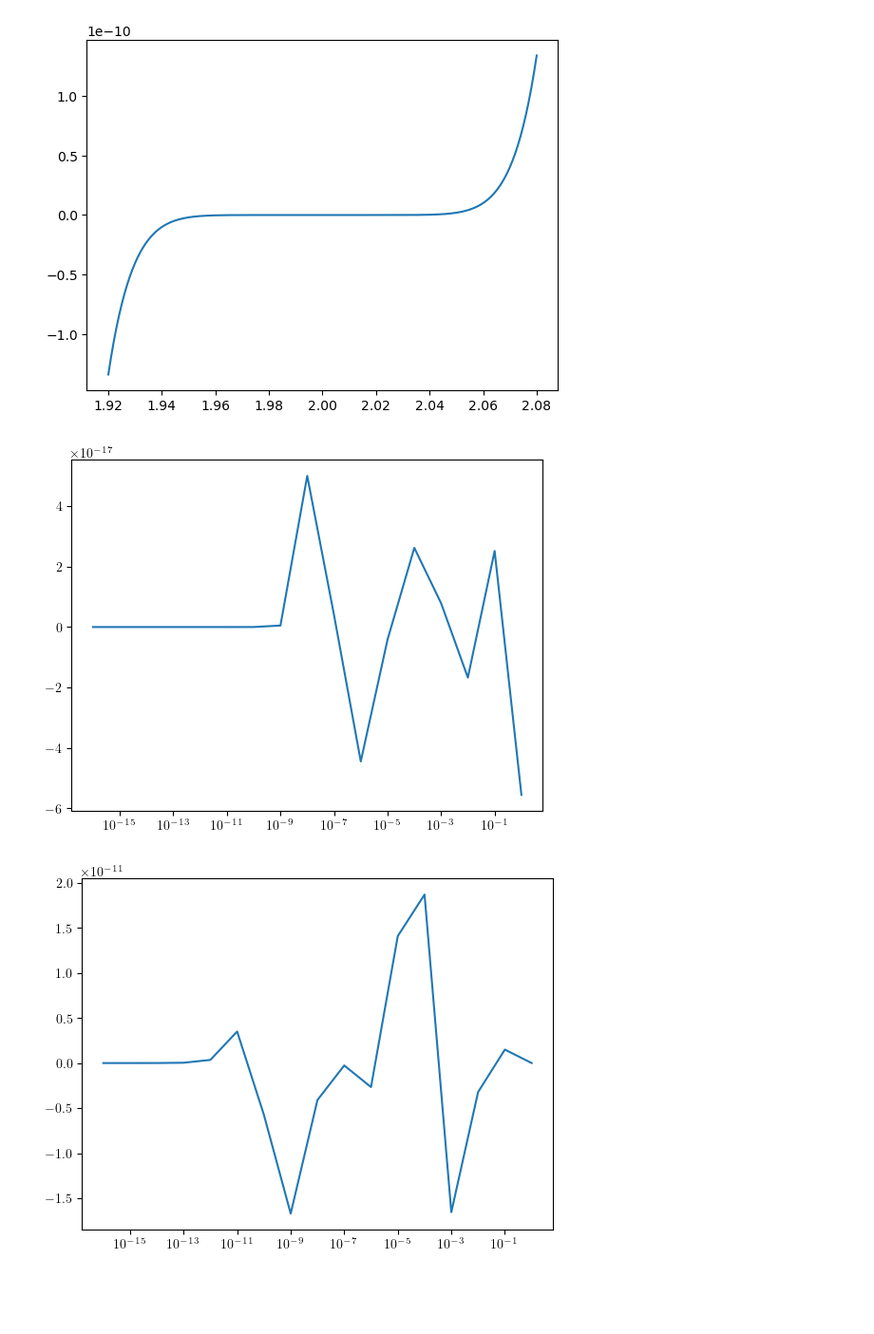
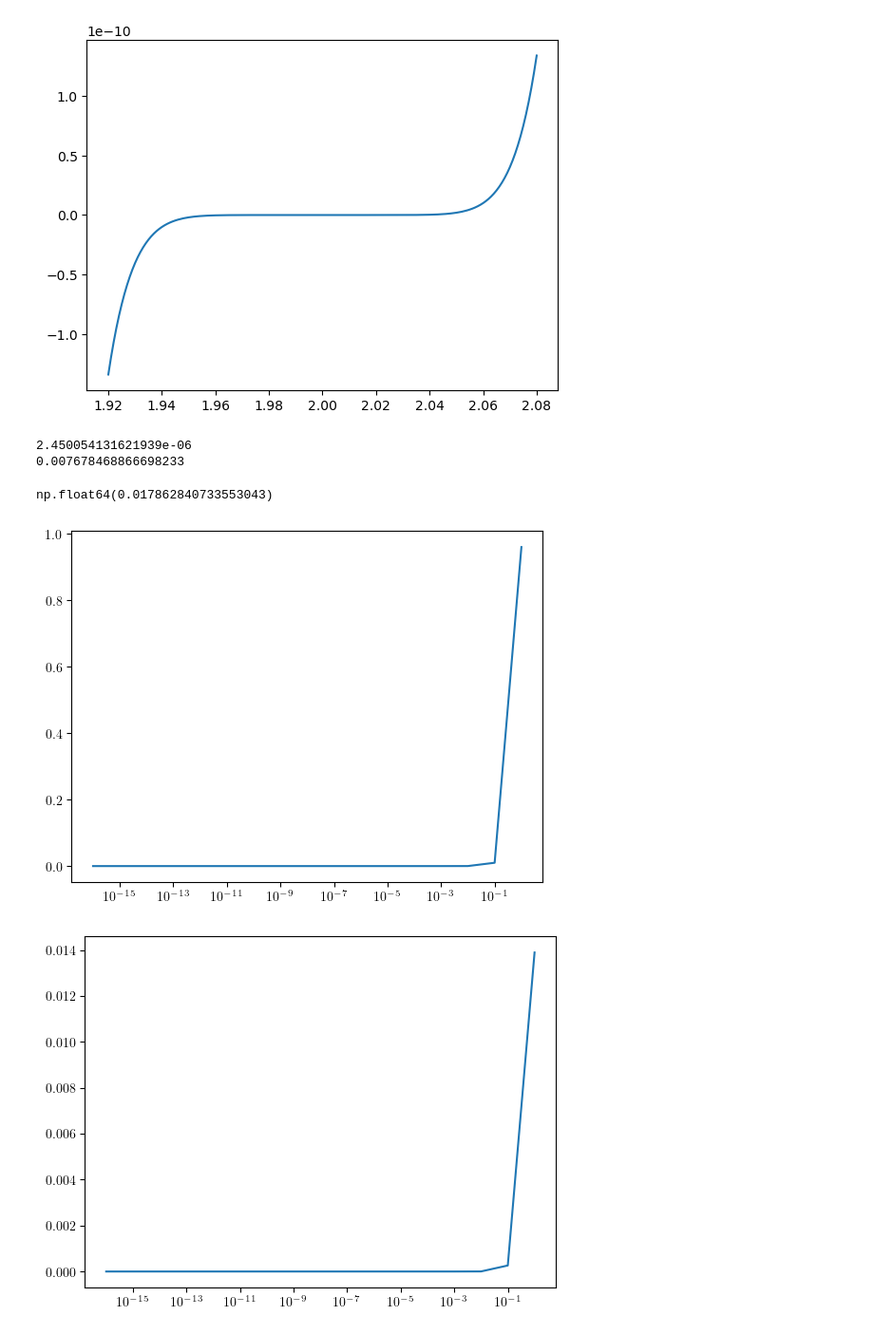
Before and after one commit to matt-harp/appm4600, a Jupyter notebook: hw/hw1/hw.ipynb, the cells around one changed output. Shown at 95% size. Cells and saved outputs as stored; diff of their text form; code cells hidden in the pictures; blank space fills up the shorter version.

```diff
--- a/hw/hw1/hw.ipynb
+++ b/hw/hw1/hw.ipynb
@@ -10,27 +10,44 @@ plt.plot(x, (x-2)**9)
 plt.show()
 # %% [output]
 [figure]
+# %%
+import numpy as np
+
+r_1 = (56+np.sqrt(3132))/2
+r_2 = (56-np.sqrt(3132))/2
+
+r_1_a = 55.982
+r_2_a = 0.018
+
+print(abs(r_1-r_1_a)/r_1)
+print(abs(r_2-r_2_a)/r_2)
+
+28-3*np.sqrt(87)
+# %% [output]
+2.450054131621939e-06
+0.007678468866698233
+np.float64(0.017862840733553043)
 # %%
 import numpy as np
 import matplotlib.pyplot as plt
 
 plt.rcParams['text.usetex'] = True
 
 delta = np.logspace(-16, 0, 17)
 
 x1 = np.pi
 x2 = 10**6
 
+def taylor(x):
+    return -delta * np.sin(x) - delta**2/2
+
 def true(x):
-    return np.cos(x + delta) - np.cos(x)
-
-def other(x):
     return -2 * np.sin(delta / 2)*np.sin(x + delta/2)
 
-plt.semilogx(delta, (other(x1) - true(x1)))
+plt.semilogx(delta, (true(x1) - taylor(x1)))
 plt.show()
-plt.semilogx(delta, (other(x2) - true(x2)))
+plt.semilogx(delta, (true(x2) - taylor(x2)))
 plt.show()
 # %% [output]
-[figure, old version]
+[figure, new version]
-[figure, old version]
+[figure, new version]
```
